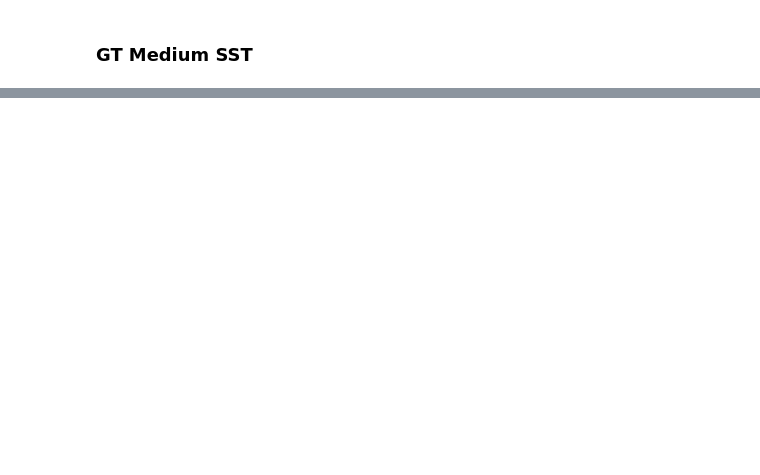
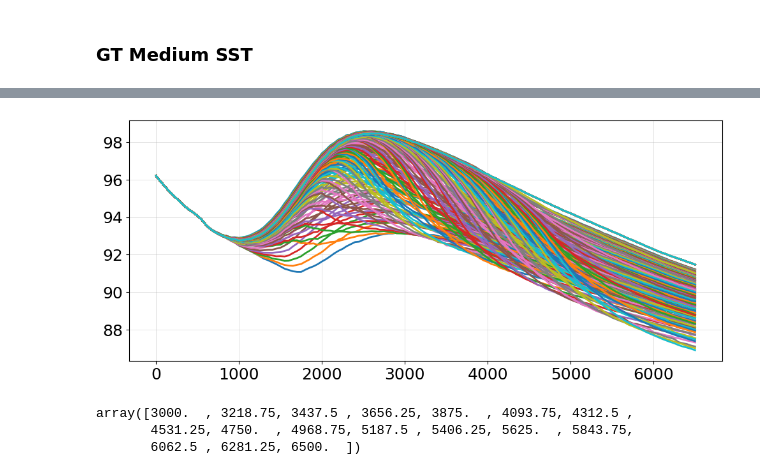
Before and after one commit to MIT-LAE/pyNA, a Jupyter notebook: pyNA/run/Figures - STCB design space sweep.ipynb, the cells around one changed output, grey strips where cells are left out. Saved outputs shown, nothing was run; the diff lists cells and outputs as text; code cells hidden in the pictures; blank space fills up the shorter version.

```diff
--- a/pyNA/run/Figures - STCB design space sweep.ipynb
+++ b/pyNA/run/Figures - STCB design space sweep.ipynb
@@ -126,3 +126,32 @@ def plot_stcb_design_sweep(ac_name, z_cb_lst, TS_cb_lst, epnl_lateral, epnl_flyo
+# %%
+# Load
+epnl_sideline = dict()
+epnl_lateral = dict()
+epnl_flyover = dict()
+
+lat_att = True
+
+for ac_name in ['stca', 'a10']:
+    if lat_att:
+        epnl_sideline[ac_name] = dict()
+        epnl_lateral[ac_name] = dict()
+        epnl_flyover[ac_name] = dict()
+        epnl_flyover[ac_name]['V2'] = np.load('../cases/'+ac_name+'/output/STCB/V2/sweeps/epnl_flyover.npy')
+        epnl_sideline[ac_name]['V2'] = np.load('../cases/'+ac_name+'/output/STCB/V2/sweeps/epnl_sideline.npy')
+        epnl_lateral[ac_name]['V2'] = np.max(epnl_sideline[ac_name]['V2'][:,:,30:], axis=2)
+        epnl_flyover[ac_name]['Vmax'] = np.load('../cases/'+ac_name+'/output/STCB/Vmax/sweeps/epnl_flyover.npy')
+        epnl_sideline[ac_name]['Vmax'] = np.load('../cases/'+ac_name+'/output/STCB/Vmax/sweeps/epnl_sideline.npy')
+        epnl_lateral[ac_name]['Vmax'] = np.max(epnl_sideline[ac_name]['Vmax'][:,:,30:], axis=2)
+    elif not lat_att:
+        epnl_sideline[ac_name] = dict()
+        epnl_lateral[ac_name] = dict()
+        epnl_flyover[ac_name] = dict()
+        epnl_flyover[ac_name]['V2'] = np.load('../cases/'+ac_name+'/output/STCB/V2/sweeps/epnl_flyover_no_lateral_attenuation.npy')
+        epnl_sideline[ac_name]['V2'] = np.load('../cases/'+ac_name+'/output/STCB/V2/sweeps/epnl_sideline_no_lateral_attenuation.npy')
+        epnl_lateral[ac_name]['V2'] = np.max(epnl_sideline[ac_name]['V2'][:,:,38:], axis=2)
+        epnl_flyover[ac_name]['Vmax'] = np.load('../cases/'+ac_name+'/output/STCB/Vmax/sweeps/epnl_flyover_no_lateral_attenuation.npy')
+        epnl_sideline[ac_name]['Vmax'] = np.load('../cases/'+ac_name+'/output/STCB/Vmax/sweeps/epnl_sideline_no_lateral_attenuation.npy')
+        epnl_lateral[ac_name]['Vmax'] = np.max(epnl_sideline[ac_name]['Vmax'][:,:,38:], axis=2)
 # %% [markdown]
 ### NASA STCA
 # %%
@@ -163,0 +175,12 @@ EPNL constraint:  98.97828491885087
+# %%
+for i in np.arange(np.shape(epnl_sideline['stca']['V2'])[0]):
+    for j in np.arange(np.shape(epnl_sideline['stca']['V2'])[1]):
+        plt.plot(np.linspace(0, 6500, 131), epnl_sideline['stca']['V2'][i,j,:])
+# %% [output]
+[figure, added]
+# %%
+np.linspace(3000, 6500, 17)
+# %% [output]
+array([3000.  , 3218.75, 3437.5 , 3656.25, 3875.  , 4093.75, 4312.5 ,
+       4531.25, 4750.  , 4968.75, 5187.5 , 5406.25, 5625.  , 5843.75,
+       6062.5 , 6281.25, 6500.  ])
```
Also changed, not shown: parts of 4 cells of this notebook, 30 other files.
